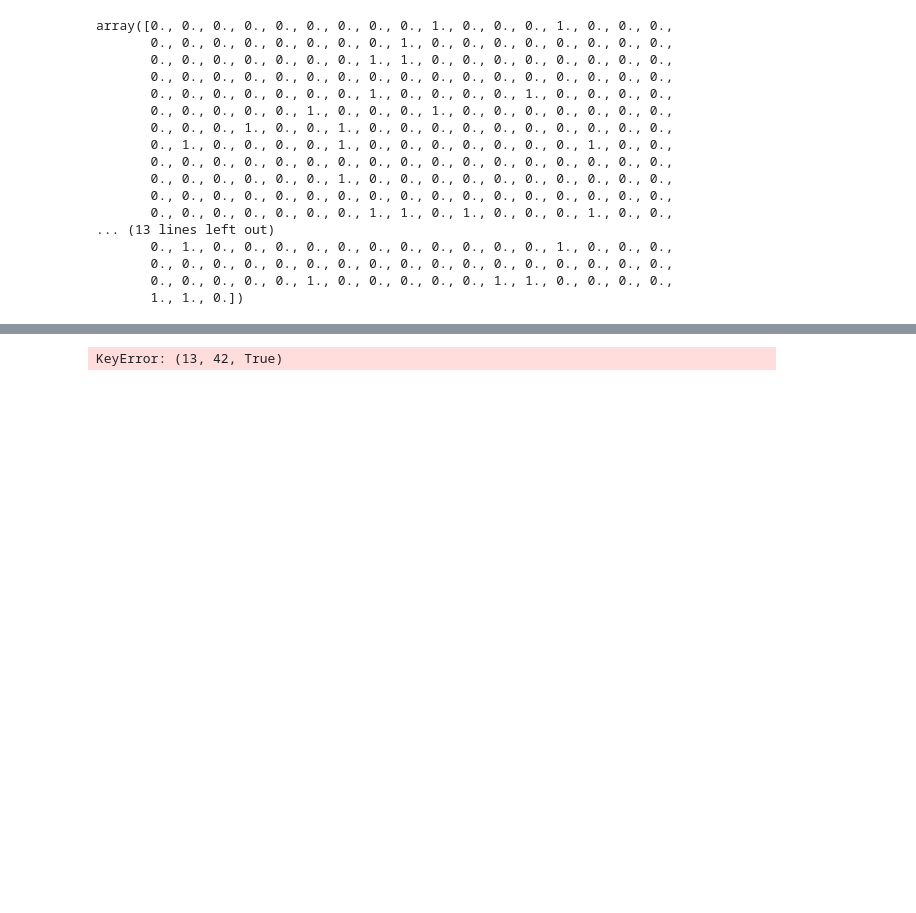
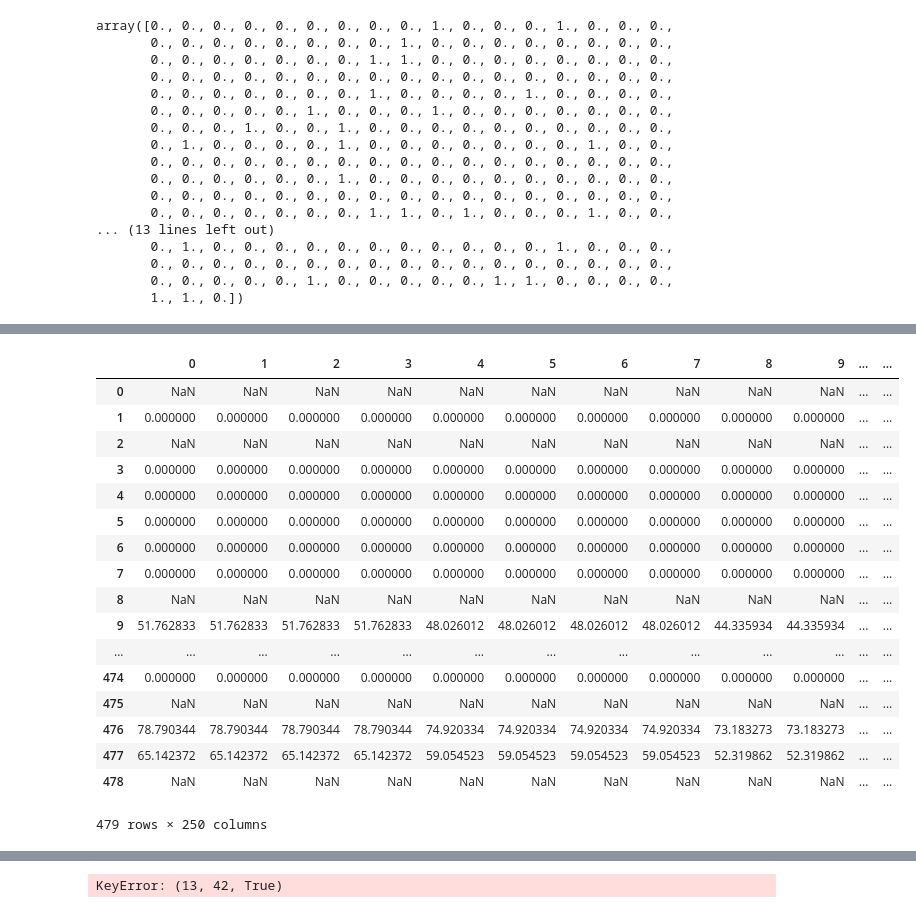
Before and after one commit to susano0/Electric-Fault-Prediction, a Jupyter notebook: TS_LSTM.ipynb, the cells around one changed output, grey strips where cells are left out. Cells and saved outputs as stored; diff of their text form; code cells hidden in the pictures; blank space fills up the shorter version.

Commit message:
implemented 250 before fault. results in a lot NaNs. No fault pending

```diff
--- a/TS_LSTM.ipynb
+++ b/TS_LSTM.ipynb
@@ -62,4 +62,4 @@ for i in df.index:
     xx = df.iloc[i][:250].values
     r = isSubArray(xx.tolist(),[0,0,0,0], 250, 4,0)
     if(r[1]):
-        l.append((i, r[0], r[1]))
+        l.append((i, r[0]))                      # i=index, r[0]='timestamp', r[1]=fault
@@ -87,5 +66,7 @@ l
+# %%
+l = pd.DataFrame(l)
 # %%
-df = df.drop(pd.DataFrame(l)[0])
+df = df.drop(l[0])
 # %%
 df
 # %% [output]
@@ -136,9 +117,10 @@ df
 l = []
 for i in df.index:
     xx = df.iloc[i][250:].values
-    r = isSubArray(xx.tolist(),[0,0,0,0], 250, 4,0)
+    r = isSubArray(xx.tolist(),[0,0,0,0], len(xx), 4,0)
     if(r[1]):
-        l.append((i, r[0], r[1]))
+        l.append((i, r[0]))
+l = pd.DataFrame(l)
 # %%
 y = np.zeros(df.shape[0])
 # %%
@@ -188,0 +190,26 @@ xx
+# %%
+# l: 0=index, 1='timestamp', 2=fault
+xx = pd.DataFrame(np.zeros((df.shape[0], 250)))
+x = l[0][i], l[1].apply(lambda x: list(range(x-250, x)))
+for i in l.index:
+    xx.iloc[l[0][i]] = df.iloc[x[i]]
+xx
+# %% [output]
+|  | 0 | 1 | 2 | 3 | 4 | 5 | 6 | 7 | 8 | 9 | ... | ... |
+| 0 | NaN | NaN | NaN | NaN | NaN | NaN | NaN | NaN | NaN | NaN | ... | ... |
+| 1 | 0.000000 | 0.000000 | 0.000000 | 0.000000 | 0.000000 | 0.000000 | 0.000000 | 0.000000 | 0.000000 | 0.000000 | ... | ... |
+| 2 | NaN | NaN | NaN | NaN | NaN | NaN | NaN | NaN | NaN | NaN | ... | ... |
+| 3 | 0.000000 | 0.000000 | 0.000000 | 0.000000 | 0.000000 | 0.000000 | 0.000000 | 0.000000 | 0.000000 | 0.000000 | ... | ... |
+| 4 | 0.000000 | 0.000000 | 0.000000 | 0.000000 | 0.000000 | 0.000000 | 0.000000 | 0.000000 | 0.000000 | 0.000000 | ... | ... |
+| 5 | 0.000000 | 0.000000 | 0.000000 | 0.000000 | 0.000000 | 0.000000 | 0.000000 | 0.000000 | 0.000000 | 0.000000 | ... | ... |
+| 6 | 0.000000 | 0.000000 | 0.000000 | 0.000000 | 0.000000 | 0.000000 | 0.000000 | 0.000000 | 0.000000 | 0.000000 | ... | ... |
+| 7 | 0.000000 | 0.000000 | 0.000000 | 0.000000 | 0.000000 | 0.000000 | 0.000000 | 0.000000 | 0.000000 | 0.000000 | ... | ... |
+| 8 | NaN | NaN | NaN | NaN | NaN | NaN | NaN | NaN | NaN | NaN | ... | ... |
+| 9 | 51.762833 | 51.762833 | 51.762833 | 51.762833 | 48.026012 | 48.026012 | 48.026012 | 48.026012 | 44.335934 | 44.335934 | ... | ... |
+| ... | ... | ... | ... | ... | ... | ... | ... | ... | ... | ... | ... | ... |
+| 474 | 0.000000 | 0.000000 | 0.000000 | 0.000000 | 0.000000 | 0.000000 | 0.000000 | 0.000000 | 0.000000 | 0.000000 | ... | ... |
+| 475 | NaN | NaN | NaN | NaN | NaN | NaN | NaN | NaN | NaN | NaN | ... | ... |
+| 476 | 78.790344 | 78.790344 | 78.790344 | 78.790344 | 74.920334 | 74.920334 | 74.920334 | 74.920334 | 73.183273 | 73.183273 | ... | ... |
+| 477 | 65.142372 | 65.142372 | 65.142372 | 65.142372 | 59.054523 | 59.054523 | 59.054523 | 59.054523 | 52.319862 | 52.319862 | ... | ... |
+| 478 | NaN | NaN | NaN | NaN | NaN | NaN | NaN | NaN | NaN | NaN | ... | ... |
+479 rows × 250 columns
```
Also changed, not shown: parts of 6 cells of this notebook.
